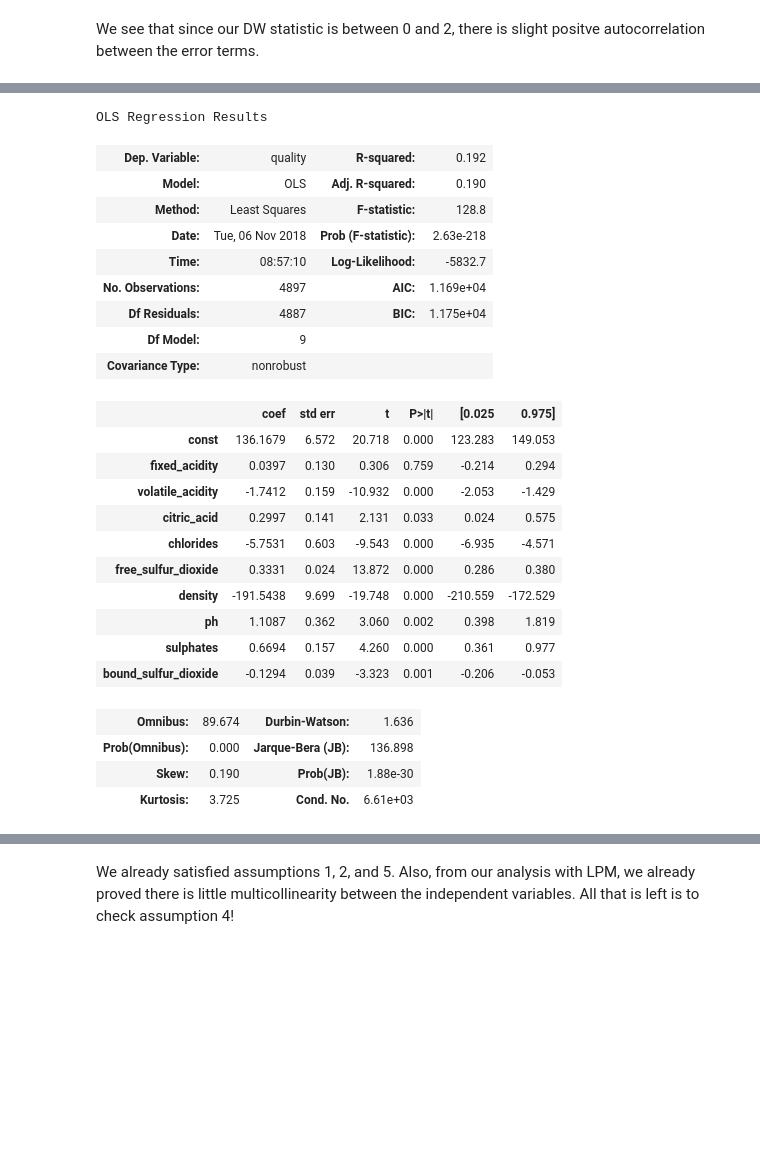
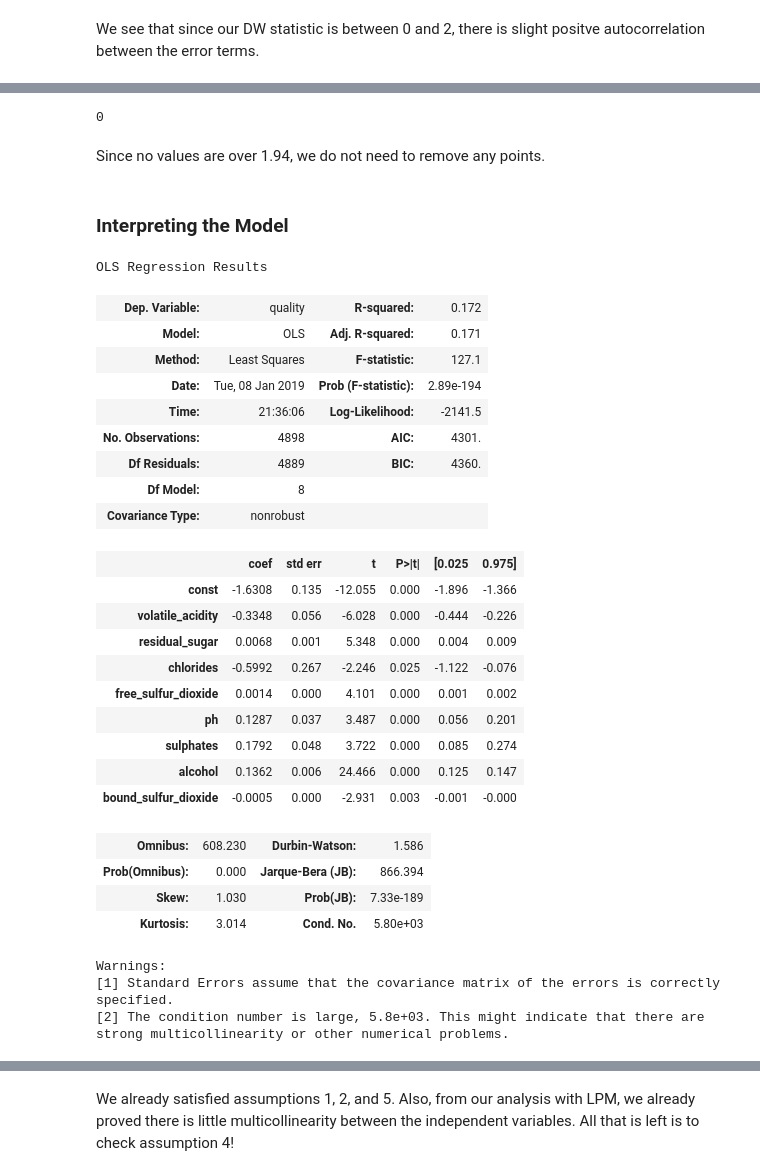
Before and after one commit to alexhlim/wine-quality, a Jupyter notebook: white-wine-quality.ipynb, the cells around one changed output, grey strips where cells are left out. Drawn from its saved outputs; the diff is of its cells as text; code cells hidden in the pictures; blank space fills up the shorter version.

```diff
--- a/white-wine-quality.ipynb
+++ b/white-wine-quality.ipynb
@@ -383,4 +425,0 @@ We see that there is a large outlier on the on the graph. Let's remove that.
-# %%
-outlier_index = fitted_y[fitted_y <= -0.6 ].index[0]
-white_wine = white_wine.drop(white_wine.index[outlier_index])
-white_wine_log = white_wine_log.drop(white_wine_log.index[outlier_index])
@@ -458,7 +479,7 @@ First, I realize that density is a linear combination of residual_sugar and alco
 Also, I notice that total_sulfur_dioxide is a linear combination of free_sulfur_dioxide and bound sulfur dioxide (not a feature); thus I will create a feature, bound sulfur dioxide by subtracting free_sulfur_dioxide from total_sulfur_dioxide.
 # %%
 white_wine['bound_sulfur_dioxide'] = white_wine.total_sulfur_dioxide - white_wine.free_sulfur_dioxide
-white_wine = white_wine.drop(['total_sulfur_dioxide', 'residual_sugar', 'alcohol'],axis=1)
+white_wine = white_wine.drop(['total_sulfur_dioxide', 'density'],axis=1)
 # %%
 X_vif = white_wine.drop(['quality'],axis=1).assign(const=1)
 pd.Series([variance_inflation_factor(X_vif.values, i) for i in range(X_vif.shape[1])],index=X_vif.columns).round(3)
@@ -515,0 +646,2 @@ white_wine_log = white_wine_log.drop(['total_sulfur_dioxide', 'residual_sugar',
+# %%
+white_wine = white_wine.drop(['fixed_acidity', 'citric_acid'],axis=1)
@@ -516,33 +680,45 @@ white_wine_log = white_wine_log.drop(['total_sulfur_dioxide', 'residual_sugar',
+# %%
+# check to see if there are values greater than or equal to 1.94
+print(result['cooks_d'][result['cooks_d'] > 1.94].count())
+# %% [output]
+0
+# %% [markdown]
+Since no values are over 1.94, we do not need to remove any points.
+# %% [markdown]
+### Interpreting the Model
 # %%
-X = sm.add_constant(white_wine_log.drop(['quality'],axis=1))
-y = white_wine_log.quality
+X = sm.add_constant(white_wine.drop(['quality'],axis=1))
+y = white_wine.quality
 # apply OLS
-lm = sm.OLS(y, X).fit()
-lm.summary()
+lpm = sm.OLS(y, X).fit()
+lpm.summary()
 # %% [output]
 OLS Regression Results
-| Dep. Variable: | quality | R-squared: | 0.192 |
-| Model: | OLS | Adj. R-squared: | 0.190 |
-| Method: | Least Squares | F-statistic: | 128.8 |
-| Date: | Tue, 06 Nov 2018 | Prob (F-statistic): | 2.63e-218 |
-| Time: | 08:57:10 | Log-Likelihood: | -5832.7 |
-| No. Observations: | 4897 | AIC: | 1.169e+04 |
-| Df Residuals: | 4887 | BIC: | 1.175e+04 |
-| Df Model: | 9 |  |  |
+| Dep. Variable: | quality | R-squared: | 0.172 |
+| Model: | OLS | Adj. R-squared: | 0.171 |
+| Method: | Least Squares | F-statistic: | 127.1 |
+| Date: | Tue, 08 Jan 2019 | Prob (F-statistic): | 2.89e-194 |
+| Time: | 21:36:06 | Log-Likelihood: | -2141.5 |
+| No. Observations: | 4898 | AIC: | 4301. |
+| Df Residuals: | 4889 | BIC: | 4360. |
+| Df Model: | 8 |  |  |
 | Covariance Type: | nonrobust |  |  |
 |  | coef | std err | t | P>|t| | [0.025 | 0.975] |
-| const | 136.1679 | 6.572 | 20.718 | 0.000 | 123.283 | 149.053 |
-| fixed_acidity | 0.0397 | 0.130 | 0.306 | 0.759 | -0.214 | 0.294 |
-| volatile_acidity | -1.7412 | 0.159 | -10.932 | 0.000 | -2.053 | -1.429 |
-| citric_acid | 0.2997 | 0.141 | 2.131 | 0.033 | 0.024 | 0.575 |
-| chlorides | -5.7531 | 0.603 | -9.543 | 0.000 | -6.935 | -4.571 |
-| free_sulfur_dioxide | 0.3331 | 0.024 | 13.872 | 0.000 | 0.286 | 0.380 |
-| density | -191.5438 | 9.699 | -19.748 | 0.000 | -210.559 | -172.529 |
-| ph | 1.1087 | 0.362 | 3.060 | 0.002 | 0.398 | 1.819 |
-| sulphates | 0.6694 | 0.157 | 4.260 | 0.000 | 0.361 | 0.977 |
-| bound_sulfur_dioxide | -0.1294 | 0.039 | -3.323 | 0.001 | -0.206 | -0.053 |
+| const | -1.6308 | 0.135 | -12.055 | 0.000 | -1.896 | -1.366 |
+| volatile_acidity | -0.3348 | 0.056 | -6.028 | 0.000 | -0.444 | -0.226 |
+| residual_sugar | 0.0068 | 0.001 | 5.348 | 0.000 | 0.004 | 0.009 |
+| chlorides | -0.5992 | 0.267 | -2.246 | 0.025 | -1.122 | -0.076 |
+| free_sulfur_dioxide | 0.0014 | 0.000 | 4.101 | 0.000 | 0.001 | 0.002 |
+| ph | 0.1287 | 0.037 | 3.487 | 0.000 | 0.056 | 0.201 |
+| sulphates | 0.1792 | 0.048 | 3.722 | 0.000 | 0.085 | 0.274 |
+| alcohol | 0.1362 | 0.006 | 24.466 | 0.000 | 0.125 | 0.147 |
+| bound_sulfur_dioxide | -0.0005 | 0.000 | -2.931 | 0.003 | -0.001 | -0.000 |
-| Omnibus: | 89.674 | Durbin-Watson: | 1.636 |
-| Prob(Omnibus): | 0.000 | Jarque-Bera (JB): | 136.898 |
-| Skew: | 0.190 | Prob(JB): | 1.88e-30 |
-| Kurtosis: | 3.725 | Cond. No. | 6.61e+03 |
+| Omnibus: | 608.230 | Durbin-Watson: | 1.586 |
+| Prob(Omnibus): | 0.000 | Jarque-Bera (JB): | 866.394 |
+| Skew: | 1.030 | Prob(JB): | 7.33e-189 |
+| Kurtosis: | 3.014 | Cond. No. | 5.80e+03 |
+Warnings:
+[1] Standard Errors assume that the covariance matrix of the errors is correctly specified.
+[2] The condition number is large, 5.8e+03. This might indicate that there are
+strong multicollinearity or other numerical problems.
 # %% [markdown]
```
Also changed, not shown: parts of 84 cells of this notebook, 1 other file.
